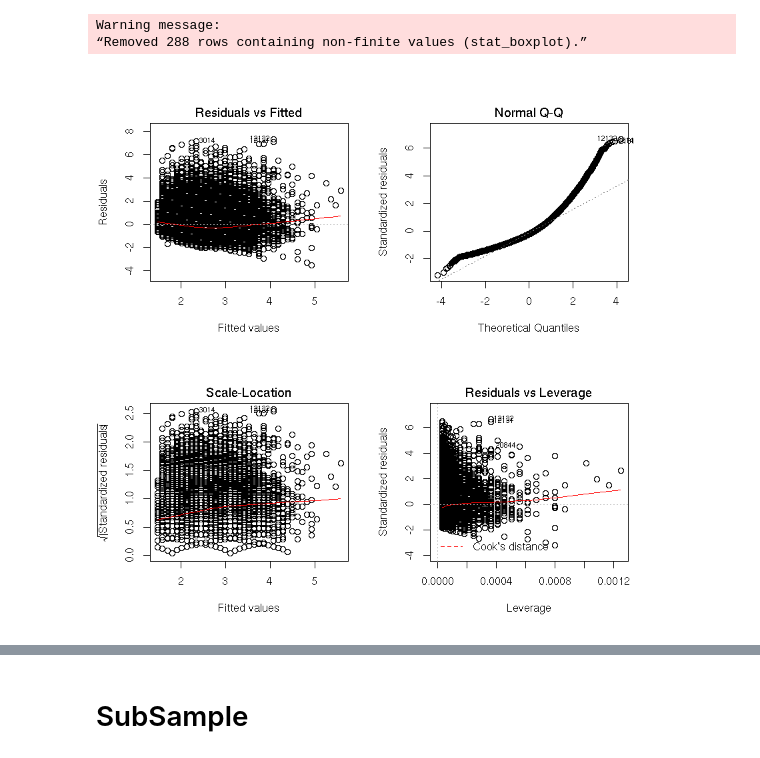
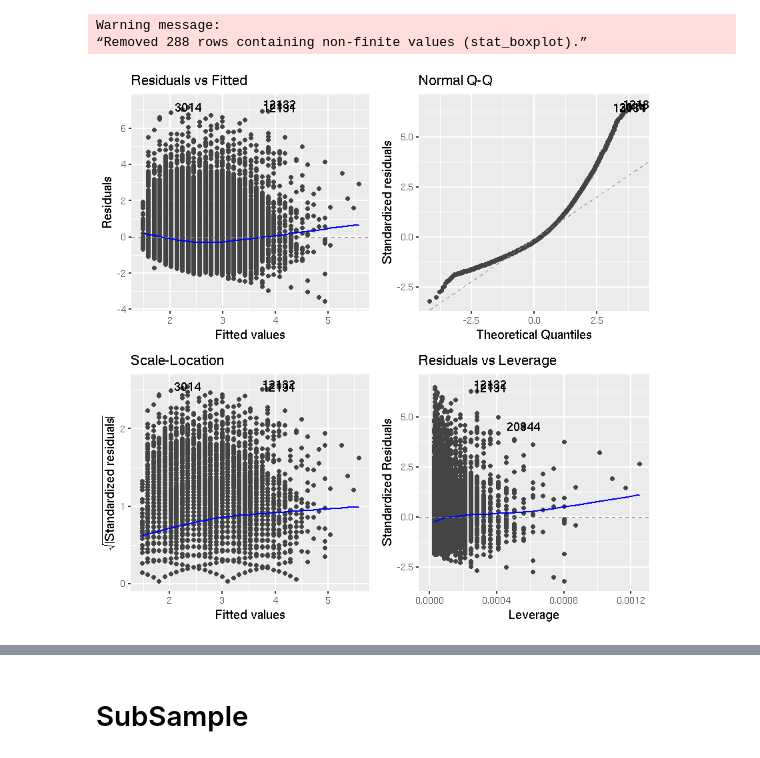
Before and after one commit to Leixb/B7_PE_WaveWind, a Jupyter notebook: notebookR.ipynb, the cells around one changed output, grey strips where cells are left out. Cells and saved outputs as stored; diff of their text form; code cells hidden in the pictures.

```diff
--- a/notebookR.ipynb
+++ b/notebookR.ipynb
@@ -51,18 +52,18 @@ nazare.plt.qq_wave <- nazare.plt.gg +
 
 nazare.plt.hist_wave <- nazare.plt.gg +
     geom_histogram(aes(x=Wave)) +
-    labs(title="Histogram Nazaré Wave")
+    labs(title="Histograma altura olas en Nazaré", x="Altura Ola (m)", y="Recuento")
 
 # Scatter
 aes_ = aes(x=Wind, y=Wave)
 nazare.plt.smooth <- nazare.plt.gg +
     geom_jitter(aes_) + stat_density_2d(aes_) + geom_smooth(aes_) +
-    labs(title="Nazare")
+    labs(title="Viento y Olas, Nazré", x="Velocidad del viento (nudos)", y = "Altura Olas (m)")
 
 nazare.plt.bin2d <- nazare.plt.gg +
     geom_bin2d(aes_, binwidth=c(1,0.1)) +
     scale_fill_viridis_c("", option="plasma") +
-    labs(title="Nazare", x="Velocidad del viento (nudos)", y = "Altura Olas (m)")
+    labs(title="Viento y Olas, Nazaré", x="Velocidad del viento (nudos)", y = "Altura Olas (m)")
 # %%
 nazare.plt.qq_wind
 nazare.plt.hist_wind
@@ -193,10 +203,9 @@ Warning message:
 # %%
 # Nazare all lineal regression
 nazare.lr = lm(Wave ~ Wind, data = nazare)
-par(mfrow = c(2, 2))
-plot(nazare.lr)
+autoplot(nazare.lr)
 # %% [output]
-[figure, old version]
+[figure, new version]
 # %%
 # Jaws all lineal regression
 jaws.lr = lm(Wave ~ Wind, data = jaws)
```
Also changed, not shown: parts of 22 cells of this notebook, 22 other files.
